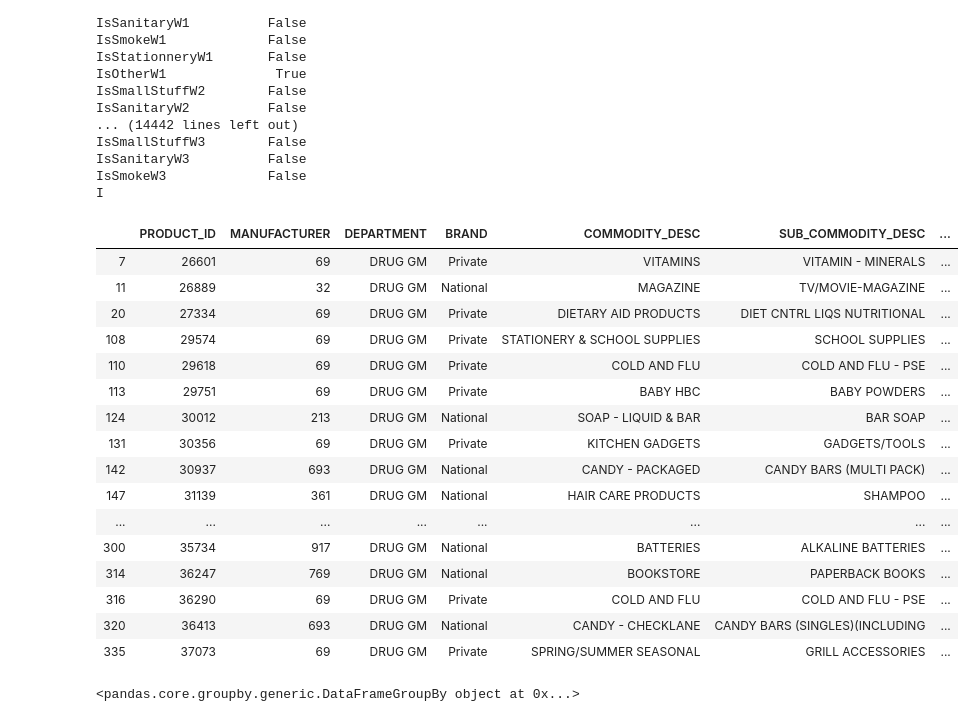
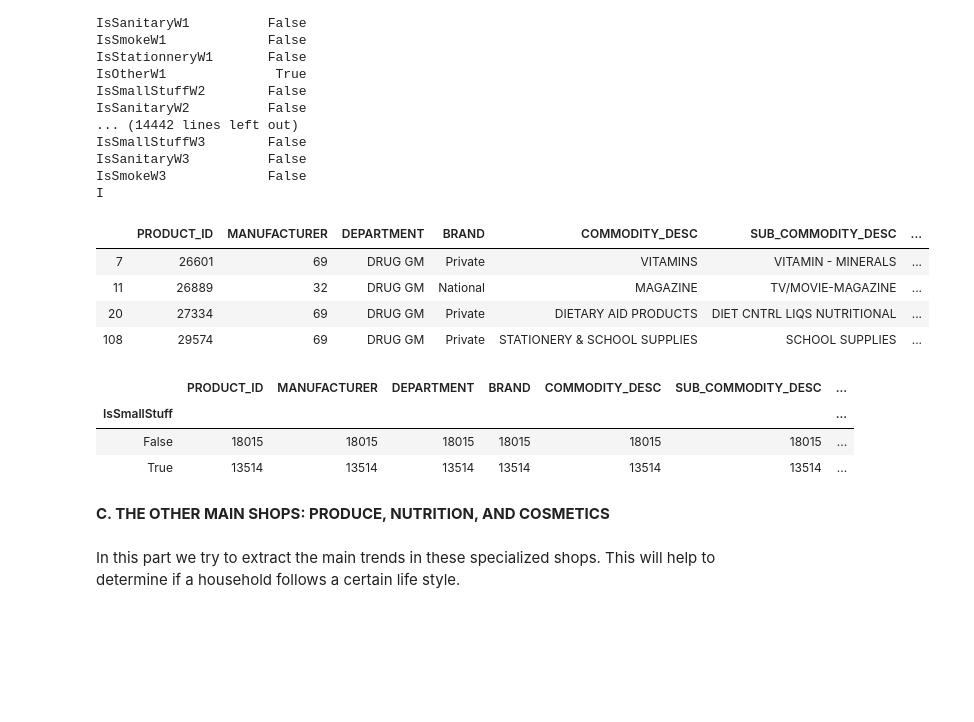
Before and after one commit to marvande/epfl-ada-2019-data-analysis, a Jupyter notebook: code/Products.ipynb, the cells around one changed output. Saved outputs shown, nothing was run; the diff lists cells and outputs as text; code cells hidden in the pictures; blank space fills up the shorter version.

Commit message:
start Produce shop

```diff
--- a/code/Products.ipynb
+++ b/code/Products.ipynb
@@ -460,11 +431,9 @@ wordsDGM.head()
 # %% [markdown]
 We observe that most of products that are classified as other are SPRING SUMMER SEASONNAL. We don't know what it stand for. We have in total 908 unknown products among the total.
 # %%
-k = 0
 for i in wordsDGM.index :
    if (wordsDGM['IsOtherW1'].loc[i]) and (wordsDGM['IsOtherW2'].loc[i]) and (wordsDGM['IsOtherW3'].loc[i]) :
        print(wordsDGM.loc[i])
-       k += 1
 # %% [output]
 w1                   SPRING
 w2                   SUMMER
@@ -523,26 +492,21 @@ for i in DrugGM.index :
         DrugGM.IsSmallStuff.loc[i] = False
 # %%
 #product[product['DEPARTMENT'] =='PRODUCE'].head(60)
-DrugGM.head(39)
+DrugGM.head(4)
 # %% [output]
 |  | PRODUCT_ID | MANUFACTURER | DEPARTMENT | BRAND | COMMODITY_DESC | SUB_COMMODITY_DESC | ... |
 | 7 | 26601 | 69 | DRUG GM | Private | VITAMINS | VITAMIN - MINERALS | ... |
 | 11 | 26889 | 32 | DRUG GM | National | MAGAZINE | TV/MOVIE-MAGAZINE | ... |
 | 20 | 27334 | 69 | DRUG GM | Private | DIETARY AID PRODUCTS | DIET CNTRL LIQS NUTRITIONAL | ... |
 | 108 | 29574 | 69 | DRUG GM | Private | STATIONERY & SCHOOL SUPPLIES | SCHOOL SUPPLIES | ... |
-| 110 | 29618 | 69 | DRUG GM | Private | COLD AND FLU | COLD AND FLU - PSE | ... |
-| 113 | 29751 | 69 | DRUG GM | Private | BABY HBC | BABY POWDERS | ... |
-| 124 | 30012 | 213 | DRUG GM | National | SOAP - LIQUID & BAR | BAR SOAP | ... |
-| 131 | 30356 | 69 | DRUG GM | Private | KITCHEN GADGETS | GADGETS/TOOLS | ... |
-| 142 | 30937 | 693 | DRUG GM | National | CANDY - PACKAGED | CANDY BARS (MULTI PACK) | ... |
-| 147 | 31139 | 361 | DRUG GM | National | HAIR CARE PRODUCTS | SHAMPOO | ... |
-| ... | ... | ... | ... | ... | ... | ... | ... |
-| 300 | 35734 | 917 | DRUG GM | National | BATTERIES | ALKALINE BATTERIES | ... |
-| 314 | 36247 | 769 | DRUG GM | National | BOOKSTORE | PAPERBACK BOOKS | ... |
-| 316 | 36290 | 69 | DRUG GM | Private | COLD AND FLU | COLD AND FLU - PSE | ... |
-| 320 | 36413 | 693 | DRUG GM | National | CANDY - CHECKLANE | CANDY BARS (SINGLES)(INCLUDING | ... |
-| 335 | 37073 | 69 | DRUG GM | Private | SPRING/SUMMER SEASONAL | GRILL ACCESSORIES | ... |
 # %%
-DrugGM.groupby(DrugGM.IsSmallStuff)
+DrugGM.groupby(DrugGM.IsSmallStuff).count()
 # %% [output]
-<pandas.core.groupby.generic.DataFrameGroupBy object at 0x...>
+|  | PRODUCT_ID | MANUFACTURER | DEPARTMENT | BRAND | COMMODITY_DESC | SUB_COMMODITY_DESC | ... |
+| IsSmallStuff |  |  |  |  |  |  | ... |
+| False | 18015 | 18015 | 18015 | 18015 | 18015 | 18015 | ... |
+| True | 13514 | 13514 | 13514 | 13514 | 13514 | 13514 | ... |
+# %% [markdown]
+**C. THE OTHER MAIN SHOPS: PRODUCE, NUTRITION, AND COSMETICS**
+# %% [markdown]
+In this part we try to extract the main trends in these specialized shops. This will help to determine if a household follows a certain life style.
```
Also changed, not shown: parts of 9 cells of this notebook.
